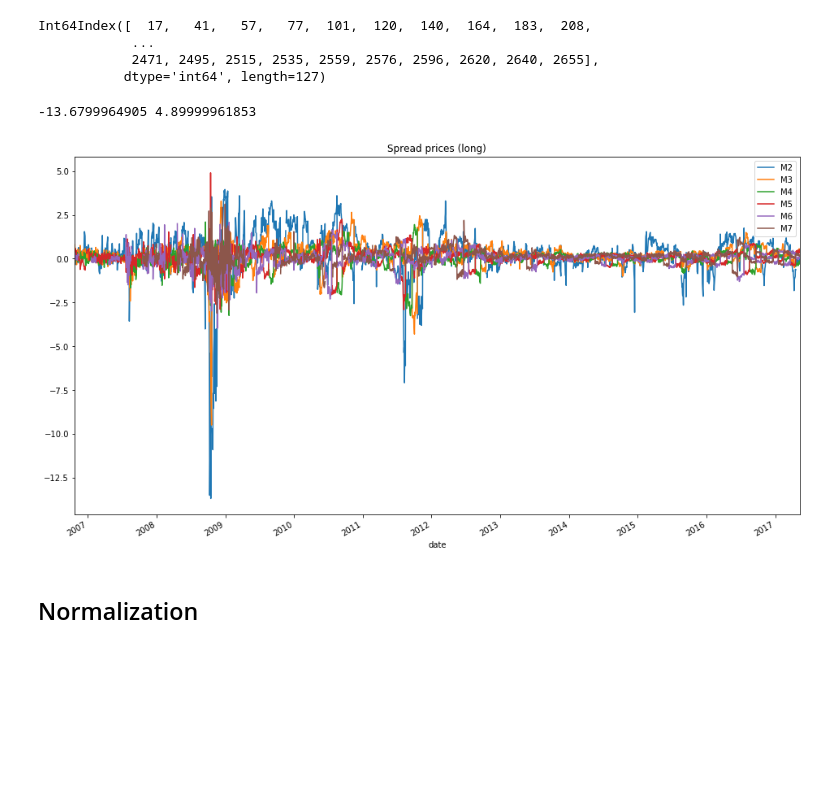
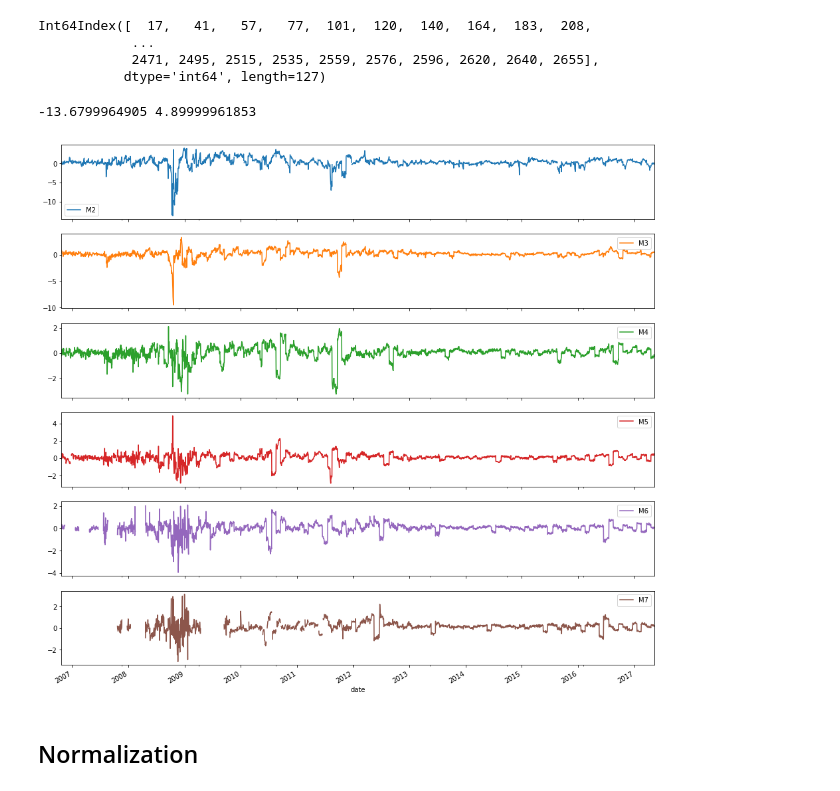
Before and after one commit to leyhline/vix-term-structure, a Jupyter notebook: overview.ipynb, the cells around one changed output. Cells and saved outputs as stored; diff of their text form; code cells hidden in the pictures; blank space fills up the shorter version.

Commit message:
Subplots for spread prices

```diff
--- a/overview.ipynb
+++ b/overview.ipynb
@@ -317,13 +317,12 @@ def calculate_long_prices(term: pd.Series):
     return pd.Series(longs, term[1:-1].index)
 spreads = spreads.apply(calculate_long_prices, axis=1)
 # %%
-spreads.plot(figsize=(16,9))
+spreads.plot(figsize=(16,16), subplots=True)
 print(spreads.min().min(), spreads.max().max())
-plt.title("Spread prices (long)")
 plt.show()
 # %% [output]
 -13.6799964905 4.89999961853
-[figure, old version]
+[figure, new version]
 # %%
 assert spreads.index.identical(settle_diff.index)
 # %% [markdown]
```
